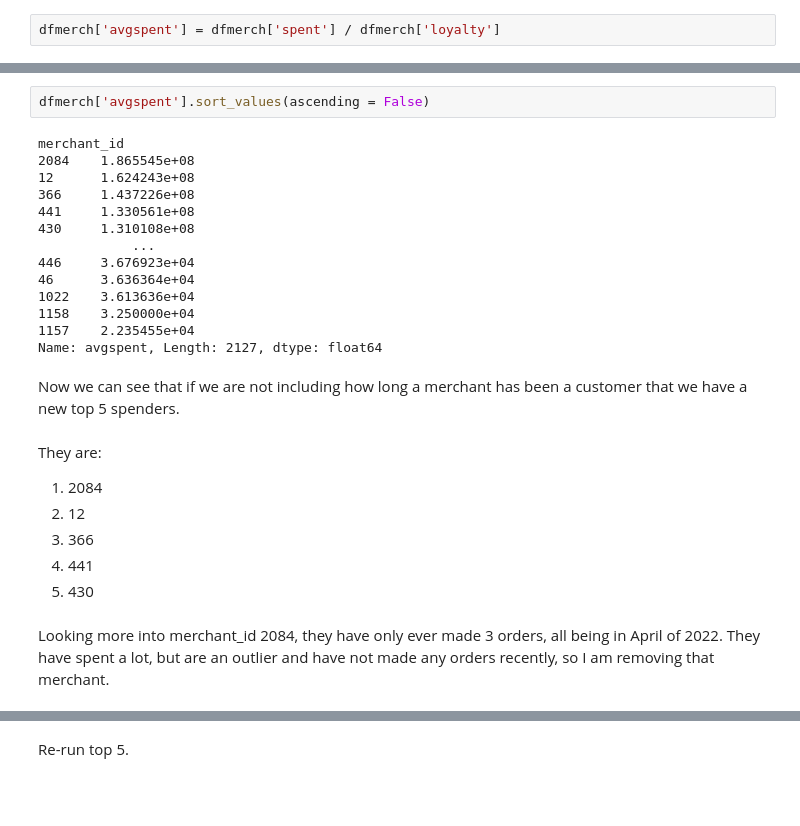
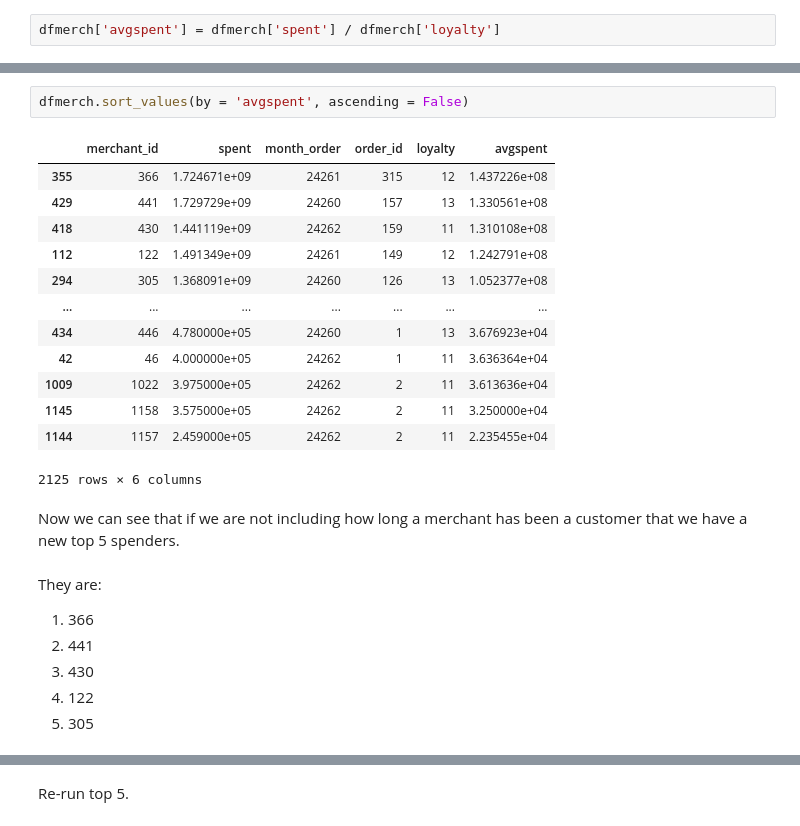
Before and after one commit to graceflitsch/DataScience, a Jupyter notebook: GNB3.ipynb, the cells around one changed output, grey strips where cells are left out. Drawn from its saved outputs; the diff is of its cells as text; blank space fills up the shorter version.

```diff
--- a/GNB3.ipynb
+++ b/GNB3.ipynb
@@ -360,27 +357,25 @@ dfmerch.sample(10)
 # %%
-dfmerch['avgspent'].sort_values(ascending = False)
+dfmerch.sort_values(by = 'avgspent', ascending = False)
 # %% [output]
+|  | merchant_id | spent | month_order | order_id | loyalty | avgspent |
+| 355 | 366 | 1.724671e+09 | 24261 | 315 | 12 | 1.437226e+08 |
+| 429 | 441 | 1.729729e+09 | 24260 | 157 | 13 | 1.330561e+08 |
+| 418 | 430 | 1.441119e+09 | 24262 | 159 | 11 | 1.310108e+08 |
+| 112 | 122 | 1.491349e+09 | 24261 | 149 | 12 | 1.242791e+08 |
+| 294 | 305 | 1.368091e+09 | 24260 | 126 | 13 | 1.052377e+08 |
+| ... | ... | ... | ... | ... | ... | ... |
+| 434 | 446 | 4.780000e+05 | 24260 | 1 | 13 | 3.676923e+04 |
+| 42 | 46 | 4.000000e+05 | 24262 | 1 | 11 | 3.636364e+04 |
+| 1009 | 1022 | 3.975000e+05 | 24262 | 2 | 11 | 3.613636e+04 |
+| 1145 | 1158 | 3.575000e+05 | 24262 | 2 | 11 | 3.250000e+04 |
+| 1144 | 1157 | 2.459000e+05 | 24262 | 2 | 11 | 2.235455e+04 |
-merchant_id
-2084    1.865545e+08
-12      1.624243e+08
-366     1.437226e+08
-441     1.330561e+08
-430     1.310108e+08
-            ...
-446     3.676923e+04
-46      3.636364e+04
-1022    3.613636e+04
-1158    3.250000e+04
-1157    2.235455e+04
-Name: avgspent, Length: 2127, dtype: float64
+2125 rows × 6 columns
 # %% [markdown]
 Now we can see that if we are not including how long a merchant has been a customer that we have a new top 5 spenders.
 # %% [markdown]
 They are:
-1. 2084
-2. 12
-3. 366
-4. 441
-5. 430
+1. 366
+2. 441
+3. 430
+4. 122
+5. 305
-# %% [markdown]
-Looking more into merchant_id 2084, they have only ever made 3 orders, all being in April of 2022. They have spent a lot, but are an outlier and have not made any orders recently, so I am removing that merchant.
```
Also changed, not shown: parts of 26 cells of this notebook.
